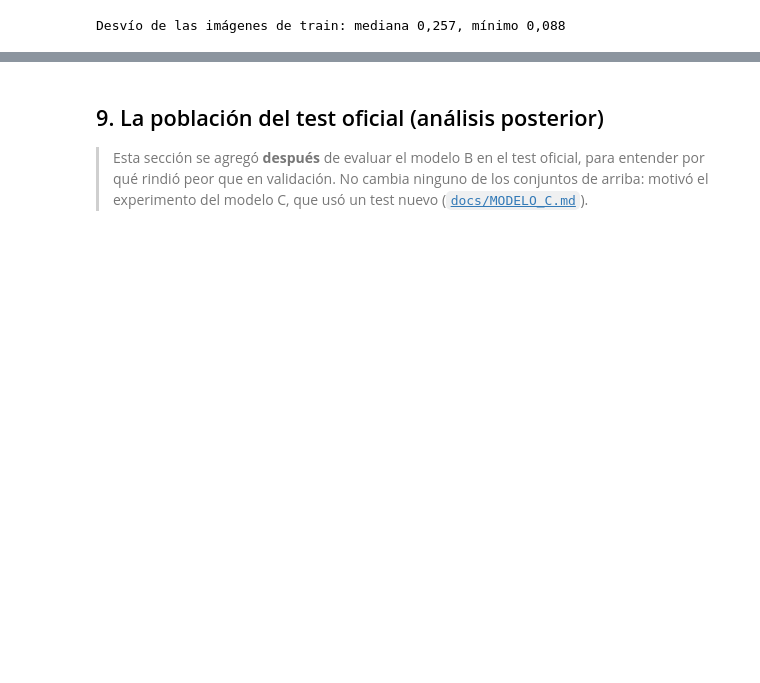
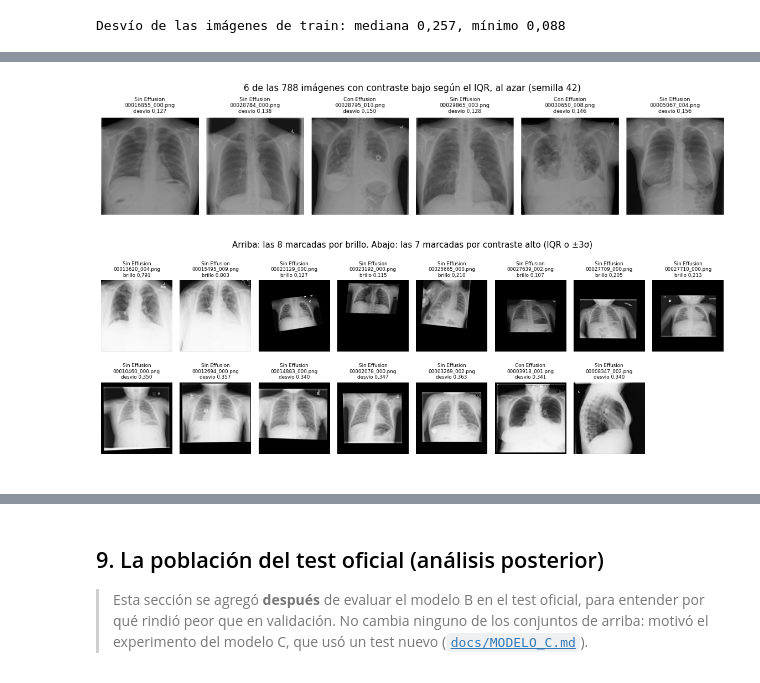
Before and after one commit to Marcouzis11/iaproyecto, a Jupyter notebook: notebooks/00_eda_nih_effusion.ipynb, the cells around one changed output, grey strips where cells are left out. Saved outputs shown, nothing was run; the diff lists cells and outputs as text; code cells hidden in the pictures; blank space fills up the shorter version.

```diff
--- a/notebooks/00_eda_nih_effusion.ipynb
+++ b/notebooks/00_eda_nih_effusion.ipynb
@@ -547,3 +835,35 @@ Desvío de las imágenes de train: mediana 0,257, mínimo 0,088
+# %%
+def mostrar(ax, i, texto):
+    ax.imshow(X_train[i], cmap='gray', vmin=0, vmax=1)
+    ax.set_title(f"{'Con' if y_train[i] else 'Sin'} Effusion\n{train[i]['meta']['Image Index']}\n{texto}", fontsize=7)
+
+
+bajo_contraste = np.flatnonzero(marcadas['Contraste (desvío)', 'IQR'][0])
+rng = np.random.default_rng(SEED)
+fig, ejes = plt.subplots(1, 6, figsize=(12, 2.9))
+for ax, i in zip(ejes, np.sort(rng.choice(bajo_contraste, 6, replace=False))):
+    mostrar(ax, i, f'desvío {dec(desvios[i], 3)}')
+    ax.axis('off')
+fig.suptitle(f'6 de las {n(len(bajo_contraste))} imágenes con contraste bajo según el IQR, al azar (semilla 42)')
+plt.tight_layout()
+plt.show()
+
+fuera_brillo = np.flatnonzero(np.logical_or.reduce([b | a for (m, _), (b, a) in marcadas.items() if m.startswith('Brillo')]))
+contraste_alto = np.flatnonzero(np.logical_or.reduce([a for (m, _), (_, a) in marcadas.items() if m.startswith('Contraste')]))
+columnas_fig = max(len(fuera_brillo), len(contraste_alto))
+fig, ejes = plt.subplots(2, columnas_fig, figsize=(1.6 * columnas_fig, 4.9))
+for fila, indices, valores, texto in ((ejes[0], fuera_brillo, brillos, 'brillo'), (ejes[1], contraste_alto, desvios, 'desvío')):
+    for ax, i in zip(fila, indices):
+        mostrar(ax, i, f'{texto} {dec(valores[i], 3)}')
+    for ax in fila:
+        ax.axis('off')
+fig.suptitle(f'Arriba: las {len(fuera_brillo)} marcadas por brillo. Abajo: las {len(contraste_alto)} marcadas por contraste alto '
+             '(IQR o ±3σ)')
+plt.tight_layout()
+plt.show()
+# %% [output]
+[figure, added]
+[figure, added]
 # %% [markdown]
 **Decisiones:**
 
```
Also changed, not shown: parts of 22 cells of this notebook.
